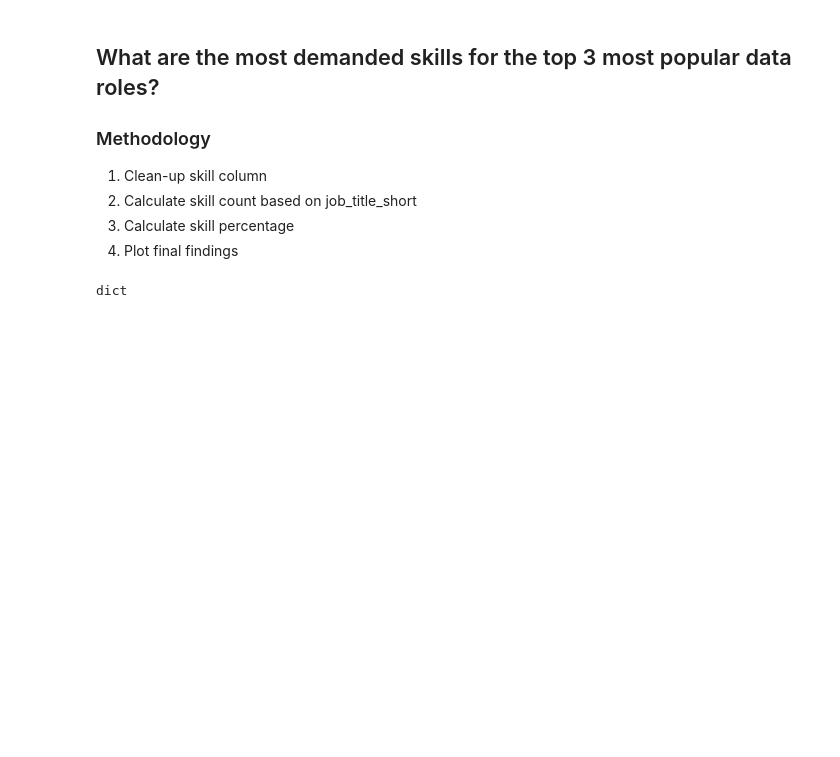
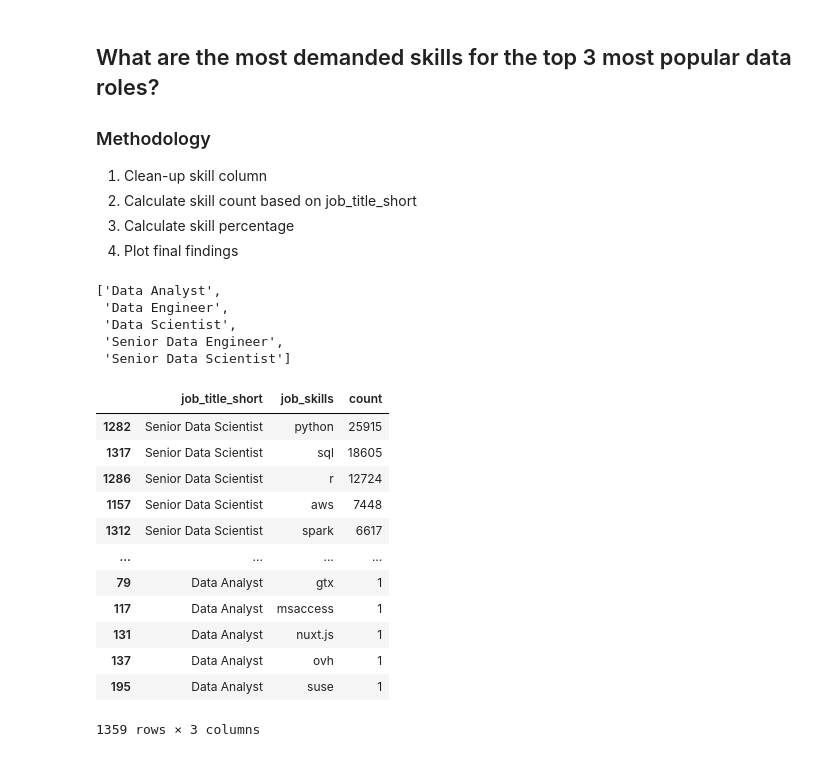
Before and after one commit to omveere0008/Python_project1, a Jupyter notebook: Most_Demanded_Skills.ipynb, the cells around one changed output. Saved outputs shown, nothing was run; the diff lists cells and outputs as text; code cells hidden in the pictures; blank space fills up the shorter version.

```diff
--- a/Most_Demanded_Skills.ipynb
+++ b/Most_Demanded_Skills.ipynb
@@ -16,7 +21,3 @@ df['job_posted_date'] = pd.to_datetime(df['job_posted_date'])
 from ast import literal_eval
 for col in ['job_skills', 'job_type_skills']:
     df[col] = df[col].apply(lambda x : literal_eval(x) if pd.notna(x) else x)
-# %%
-type(df['job_type_skills'].loc[2])
-# %% [output]
-dict
@@ -22,0 +51,8 @@ dict
+# %%
+india_data_top5_list
+# %% [output]
+['Data Analyst',
+ 'Data Engineer',
+ 'Data Scientist',
+ 'Senior Data Engineer',
+ 'Senior Data Scientist']
@@ -22,0 +65,18 @@ dict
+# %%
+India_data_jobs_table_skills_count = India_data_jobs_table_explode_skills.groupby(['job_title_short','job_skills']).size().reset_index(name='count').sort_values(['job_title_short', 'count'], ascending=False)
+# .value_counts().to_frame().reset_index().head(5)
+India_data_jobs_table_skills_count
+# %% [output]
+|  | job_title_short | job_skills | count |
+| 1282 | Senior Data Scientist | python | 25915 |
+| 1317 | Senior Data Scientist | sql | 18605 |
+| 1286 | Senior Data Scientist | r | 12724 |
+| 1157 | Senior Data Scientist | aws | 7448 |
+| 1312 | Senior Data Scientist | spark | 6617 |
+| ... | ... | ... | ... |
+| 79 | Data Analyst | gtx | 1 |
+| 117 | Data Analyst | msaccess | 1 |
+| 131 | Data Analyst | nuxt.js | 1 |
+| 137 | Data Analyst | ovh | 1 |
+| 195 | Data Analyst | suse | 1 |
+1359 rows × 3 columns
```
Also changed, not shown: parts of 9 cells of this notebook.
